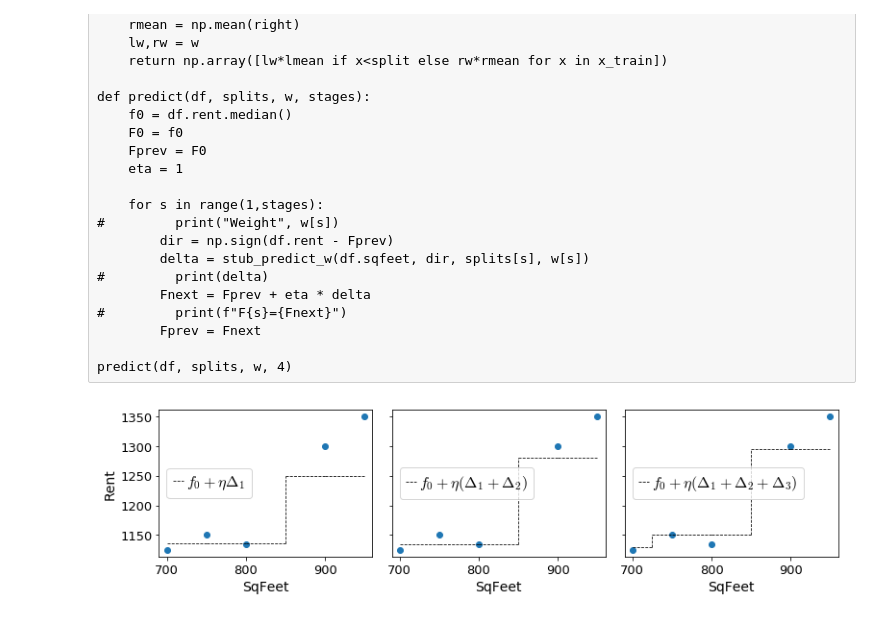
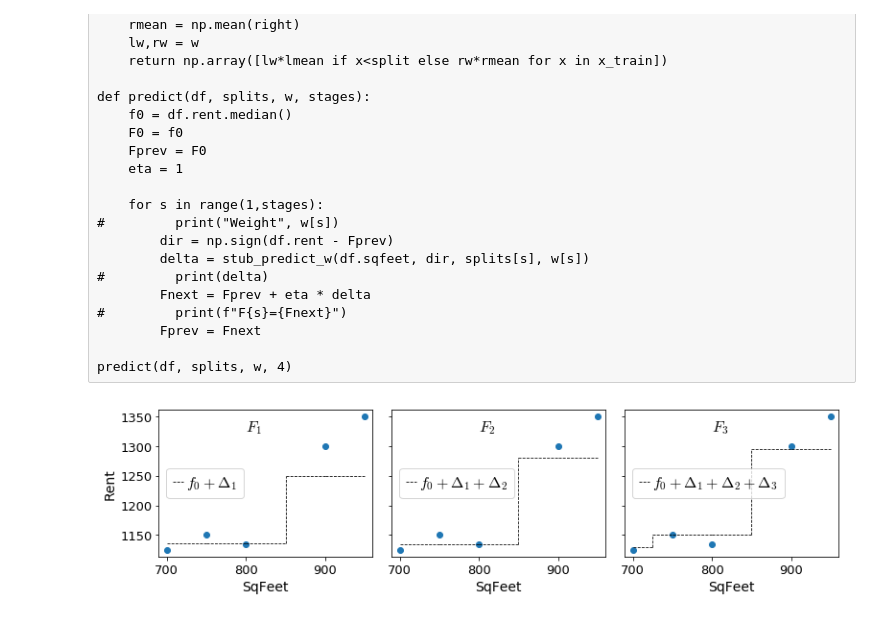
Before and after one commit to parrt/ml-articles, a Jupyter notebook: gradient-boosting/notebooks/dev-mae.ipynb, the cells around one changed output. Drawn from its saved outputs; the diff is of its cells as text; code cells hidden in the pictures.

```diff
--- a/gradient-boosting/notebooks/dev-mae.ipynb
+++ b/gradient-boosting/notebooks/dev-mae.ipynb
@@ -581,49 +581,50 @@ def get_combined_splits(stage):
             coords.append((mid,y_hat))
             coords.append((X[i],y_hat))
         else:
             coords.append((X[i],y_hat))
         y_prev = y_hat
     return coords
 
 def plot_combined(ax, stage, coords):
     line1, = ax.plot(df.sqfeet,df.rent, 'o', label=r'$y$')
     prev = None
     for x,y in coords:
         if prev is not None:
             line2, = ax.plot([prev[0],x], [prev[1],y], linewidth=.8,
                              linestyle='--', c='k')
         prev = (x,y)
 
     ax.set_xlabel(r"SqFeet", fontsize=14)
 
     ax.set_yticks(np.arange(1150,1351,50))
     ax.set_xlim(df.sqfeet.min()-10,df.sqfeet.max()+10)
     labs = ['\Delta_1', '\Delta_2', '\Delta_3']
     if stage==1:
-        label = r"$f_0 + \eta \Delta_1$"
+        label = r"$f_0 + \Delta_1$"
     else:
-        label=r"$f_0 + \eta ("+'+'.join(labs[:stage])+")$"
+        label=r"$f_0 + "+'+'.join(labs[:stage])+"$"
     ax.legend(handles=[line2], fontsize=16,
               loc='center left',
               labelspacing=.1,
               handletextpad=.2,
               handlelength=.7,
               frameon=True,
              labels = [label])
+    ax.text(800,1325, f"$F_{stage}$", fontsize=16)
+
+fig, axes = plt.subplots(nrows=1, ncols=3, figsize=(11, 3), sharey=True)
+
+axes[0].set_ylabel(r"Rent", fontsize=14)
+coords = get_combined_splits(1)
+plot_combined(axes[0], 1, coords)
+
+coords = get_combined_splits(2)
+plot_combined(axes[1], 2, coords)
+
+coords = get_combined_splits(3)
+plot_combined(axes[2], 3, coords)
+
+plt.tight_layout()
+plt.show()
+# %% [output]
+[figure, added]
-# %%
-fig, axes = plt.subplots(nrows=1, ncols=3, figsize=(11, 3), sharey=True)
-
-axes[0].set_ylabel(r"Rent", fontsize=14)
-coords = get_combined_splits(1)
-plot_combined(axes[0], 1, coords)
-
-coords = get_combined_splits(2)
-plot_combined(axes[1], 2, coords)
-
-coords = get_combined_splits(3)
-plot_combined(axes[2], 3, coords)
-
-plt.tight_layout()
-plt.show()
-# %% [output]
-[figure, removed]
```
Also changed, not shown: parts of 1 cell of this notebook, 6 other files.
